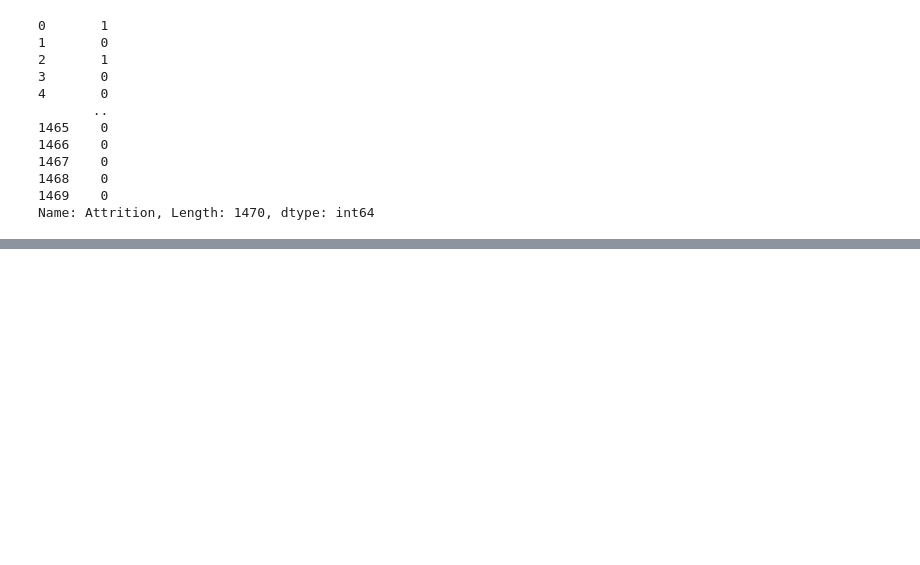
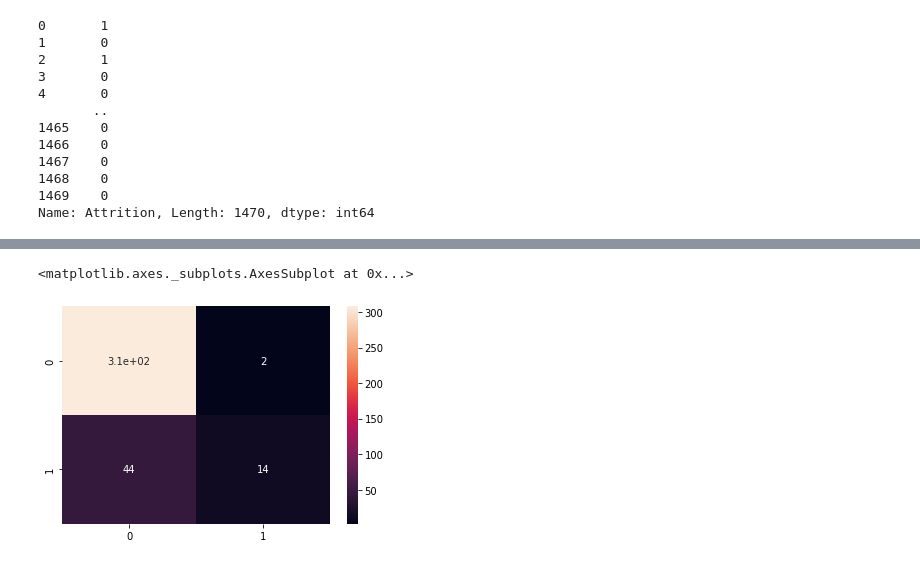
Before and after one commit to anthonymelchor/Data-Science, a Jupyter notebook: Human Resources/Human Resources.ipynb, the cells around one changed output, grey strips where cells are left out. Drawn from its saved outputs; the diff is of its cells as text; code cells hidden in the pictures; blank space fills up the shorter version.

```diff
--- a/Human Resources/Human Resources.ipynb
+++ b/Human Resources/Human Resources.ipynb
@@ -419,0 +499,8 @@ Name: Attrition, Length: 1470, dtype: int64
+# %%
+# Se define un modelo de Bosques aleatorios y se realiza el entrenamiento
+# del mismo
+
+from sklearn.ensemble import RandomForestClassifier
+
+model = RandomForestClassifier()
+model.fit(X_train, y_train)
@@ -419,0 +516,12 @@ Name: Attrition, Length: 1470, dtype: int64
+# %%
+# Se realiza predicción del modelo con datos de validación
+
+y_pred = model.predict(X_test)
+# %%
+# Se visualiza matriz de confusión
+
+cm = confusion_matrix( y_test, y_pred)
+sns.heatmap(cm, annot=True)
+# %% [output]
+<matplotlib.axes._subplots.AxesSubplot at 0x...>
+[figure, added]
```
Also changed, not shown: parts of 25 cells of this notebook.
